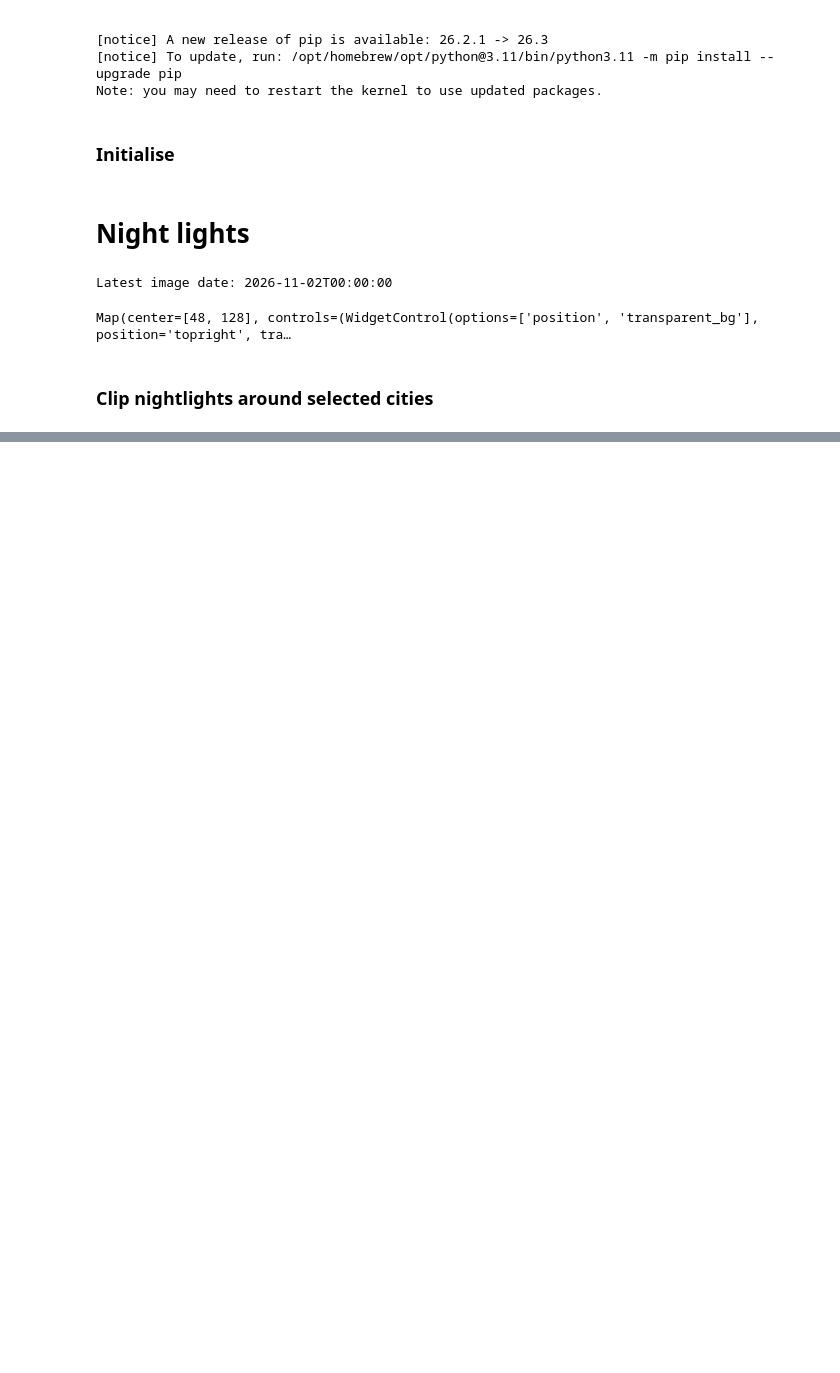
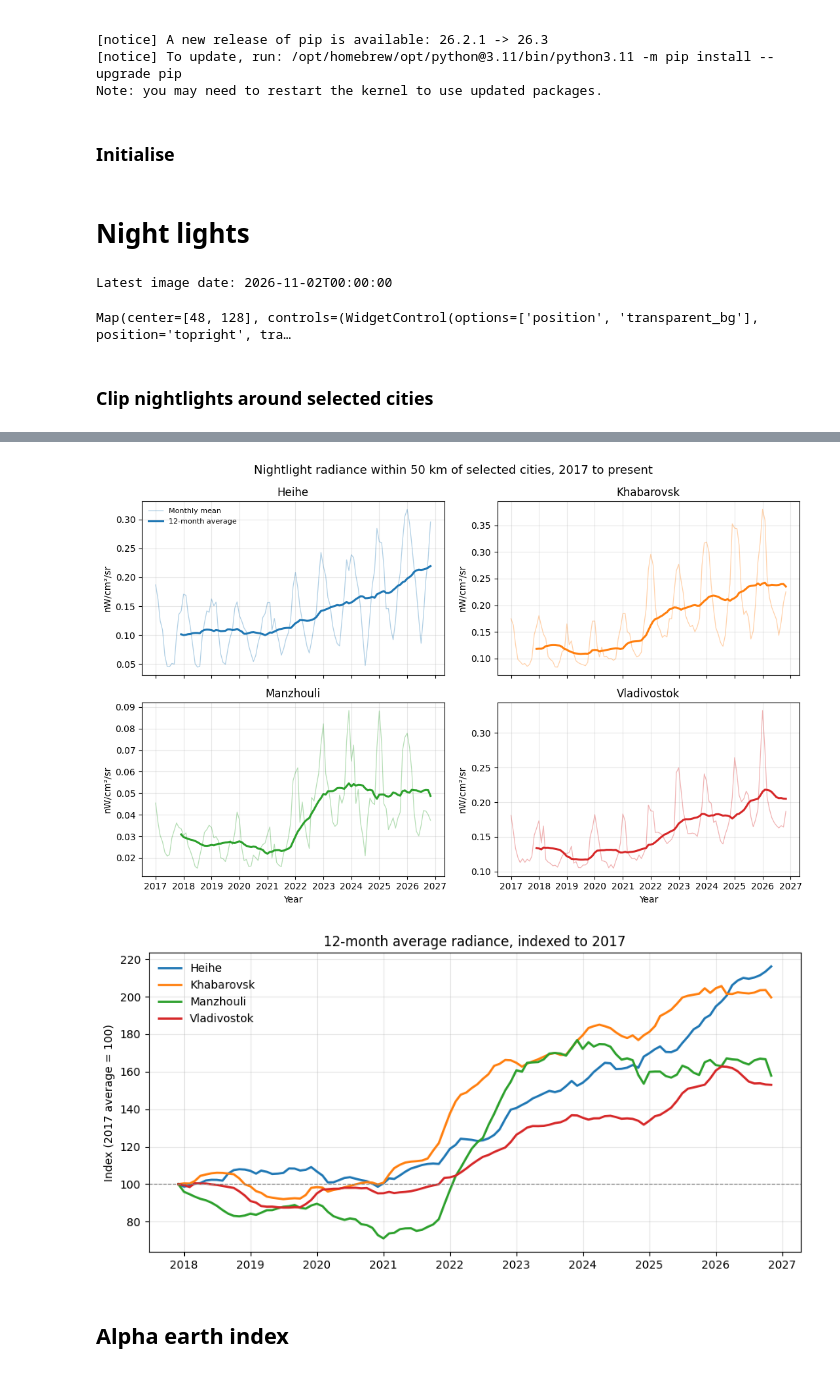
Before and after one commit to joseph-c100/russia-china-border-geospatial, a Jupyter notebook: analysis/rus-chin-border.ipynb, the cells around one changed output, grey strips where cells are left out. Cells and saved outputs as stored; diff of their text form; code cells hidden in the pictures; blank space fills up the shorter version.

Commit message:
feat: nightlight plots

```diff
--- a/analysis/rus-chin-border.ipynb
+++ b/analysis/rus-chin-border.ipynb
@@ -159,7 +159,7 @@ for city in cities:
         tif = f'{EXPORT_DIR}/{city}_{lname}.tif'
         geemap.ee_export_image(
             clipped, filename=tif, scale=EXPORT_SCALE, region=box,
-            crs='EPSG:4326', file_per_band=False)
+            crs='EPSG:3857', file_per_band=False)
 
         # PNG: log10 stretch, same as map; pixels outside the 50 km circle are transparent
         png = f'{EXPORT_DIR}/{city}_{lname}.png'
@@ -194,0 +242,37 @@ saved ../exports/Manzhouli_NTL_2017.tif | ../exports/Manzhouli_NTL_2017.png
+# %%
+colours = {'Heihe': '#1f77b4', 'Khabarovsk': '#ff7f0e', 'Manzhouli': '#2ca02c', 'Vladivostok': '#d62728'}
+
+fig, axes = plt.subplots(2, 2, figsize=(11, 7), sharex=True)
+for ax, city in zip(axes.flat, cities):
+    ax.plot(ts.index, ts[city], color=colours[city], alpha=0.35, lw=0.9, label='Monthly mean')
+    ax.plot(roll.index, roll[city], color=colours[city], lw=2.2, label='12-month average')
+    ax.set_title(city)
+    ax.grid(alpha=.3)
+    ax.set_ylabel('nW/cm²/sr')
+for ax in axes[-1]:
+    ax.set_xlabel('Year')
+axes[0, 0].legend(frameon=False, fontsize=8)
+fig.suptitle('Nightlight radiance within 50 km of selected cities, 2017 to present', fontsize=13)
+fig.tight_layout()
+fig.savefig('../exports/nightlights_timeseries.png', dpi=150)
+plt.show()
+
+# Same series indexed to the 2017 average (= 100), all cities on one axes
+base = ts[ts.index.year == 2017].mean()
+idx = roll / base * 100
+fig2, ax2 = plt.subplots(figsize=(9, 4.5))
+for city in cities:
+    ax2.plot(idx.index, idx[city], color=colours[city], lw=2, label=city)
+ax2.axhline(100, color='grey', lw=0.8, ls='--')
+ax2.set_ylabel('Index (2017 average = 100)')
+ax2.set_title('12-month average radiance, indexed to 2017')
+ax2.grid(alpha=.3)
+ax2.legend(frameon=False)
+fig2.tight_layout()
+fig2.savefig('../exports/nightlights_timeseries_index.png', dpi=150)
+plt.show()
+# %% [output]
+[figure, added]
+[figure, added]
+# %% [markdown]
+## Alpha earth index
```
Also changed, not shown: parts of 3 cells of this notebook, 6 other files.
